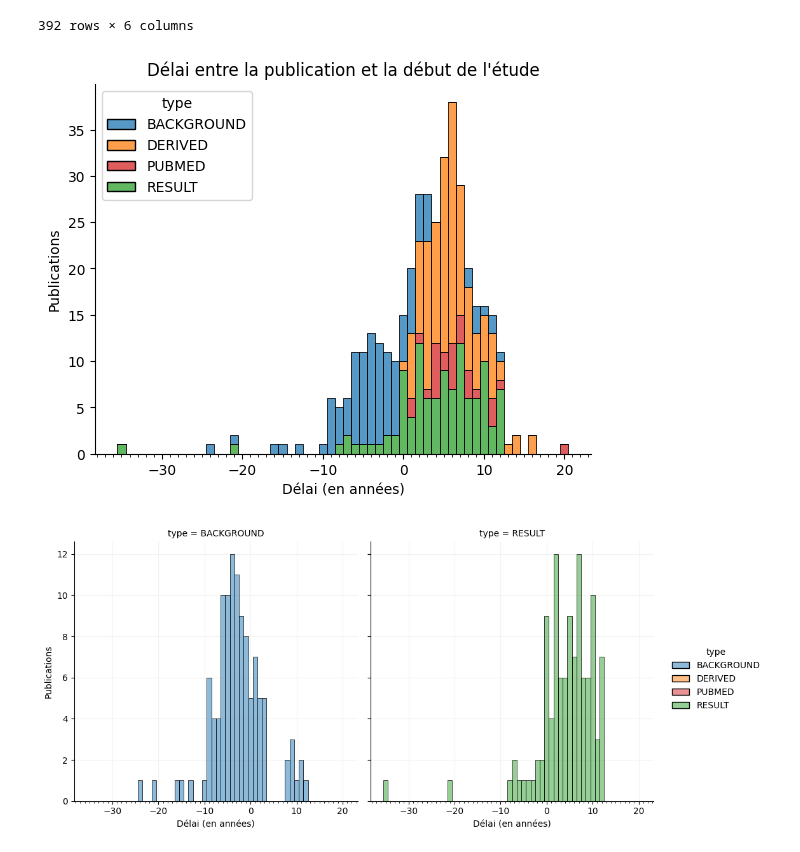
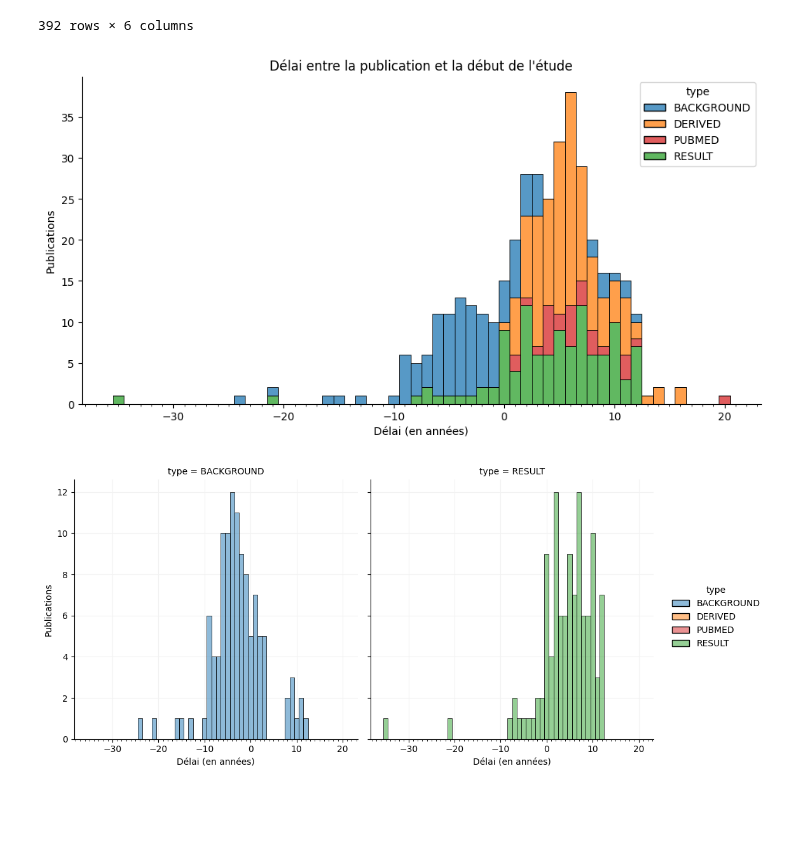
Before and after one commit to Inserm-IST/BSO-Inserm-Sante, a Jupyter notebook: 02_traitement_donnees_sante.ipynb, the cells around one changed output. Saved outputs shown, nothing was run; the diff lists cells and outputs as text; code cells hidden in the pictures; blank space fills up the shorter version.

```diff
--- a/02_traitement_donnees_sante.ipynb
+++ b/02_traitement_donnees_sante.ipynb
@@ -606,28 +616,33 @@ time_start_publication
 # %%
 g = sns.histplot(
     data=time_start_publication,
     x='TimeStartPublication',
     hue='type',
     multiple='stack',
     # element="step",
     discrete=True,
     palette=palette,
 )
 
 # x axis ticks
 g.xaxis.set_minor_locator(AutoMinorLocator(10))
 
+# Figure size
+plt.tight_layout()
+g.figure.set_figwidth(10)
+g.figure.set_figheight(5)
+
 # Title
 g.set(
     title="Délai entre la publication et la début de l'étude",
     xlabel='Délai (en années)',
     ylabel='Publications',
 )
 
 # Remove spines
 sns.despine()
 # %% [output]
-[figure, old version]
+[figure, new version]
 # %%
 g = sns.displot(
     data=time_start_publication,
```
Also changed, not shown: parts of 32 cells of this notebook, 1 other file.
